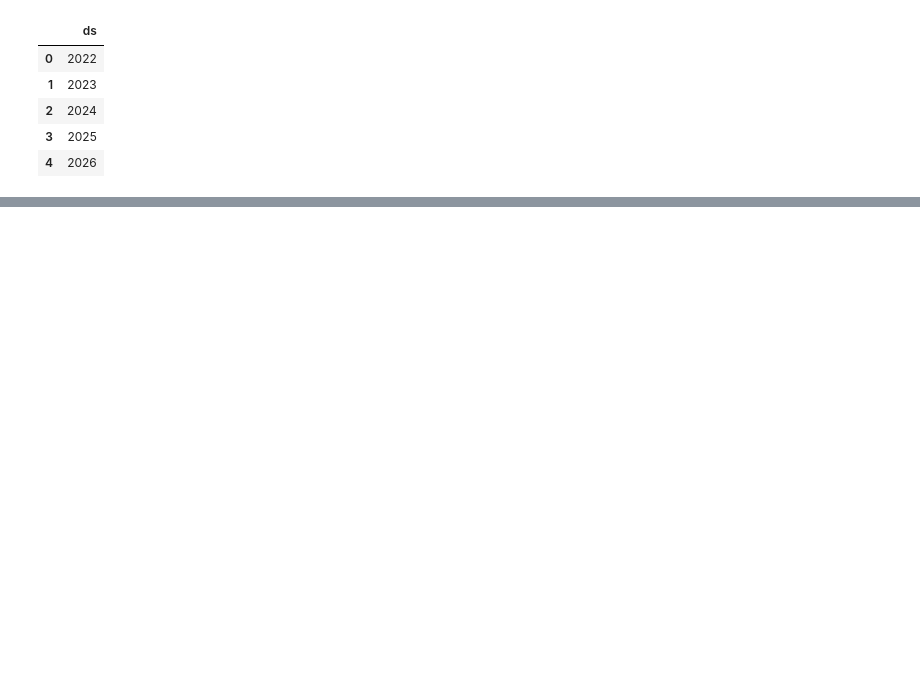
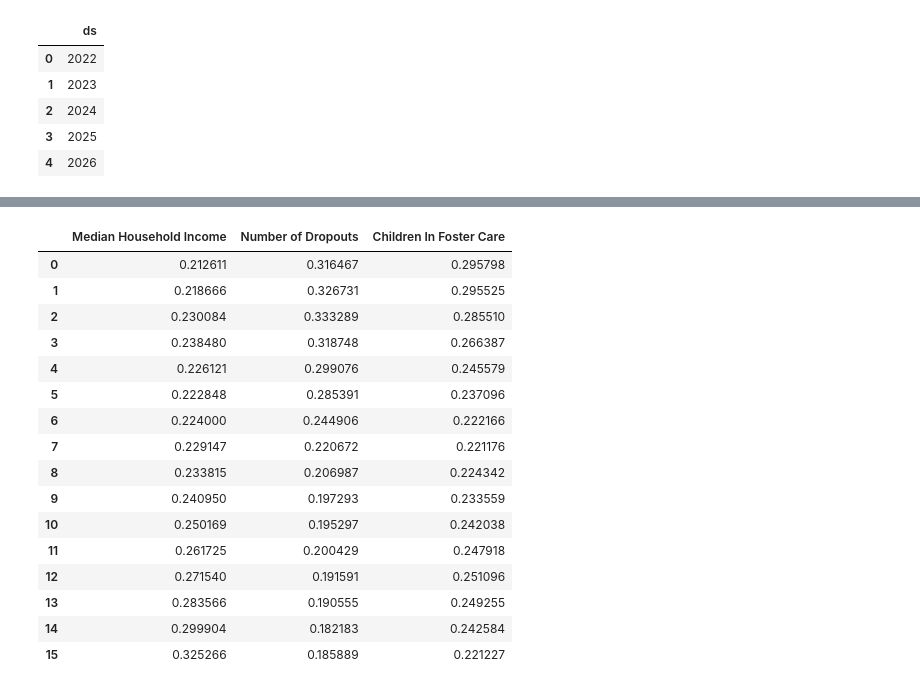
Before and after one commit to lordegraves/exploring_data_in_foster_care, a Jupyter notebook: DR_data_exploration.ipynb, the cells around one changed output, grey strips where cells are left out. Drawn from its saved outputs; the diff is of its cells as text; code cells hidden in the pictures; blank space fills up the shorter version.

```diff
--- a/DR_data_exploration.ipynb
+++ b/DR_data_exploration.ipynb
@@ -684,0 +718,26 @@ model_in_foster.plot(forecast_in_foster, xlabel = 'Year', ylabel = 'Children In
+# %%
+#we need to normalize the data into percent changes over time to be able to see correlations better
+
+#use preprocessing.normalize from scikit learn to scale data by column
+scaled_avg_data = preprocessing.normalize(merged_avg_df, axis=0)
+
+#convert scaled data to pandas DataFrame
+scaled_avg_df = pd.DataFrame(scaled_avg_data, columns=merged_avg_df.columns)
+# %% [output]
+|  | Median Household Income | Number of Dropouts | Children In Foster Care |
+| 0 | 0.212611 | 0.316467 | 0.295798 |
+| 1 | 0.218666 | 0.326731 | 0.295525 |
+| 2 | 0.230084 | 0.333289 | 0.285510 |
+| 3 | 0.238480 | 0.318748 | 0.266387 |
+| 4 | 0.226121 | 0.299076 | 0.245579 |
+| 5 | 0.222848 | 0.285391 | 0.237096 |
+| 6 | 0.224000 | 0.244906 | 0.222166 |
+| 7 | 0.229147 | 0.220672 | 0.221176 |
+| 8 | 0.233815 | 0.206987 | 0.224342 |
+| 9 | 0.240950 | 0.197293 | 0.233559 |
+| 10 | 0.250169 | 0.195297 | 0.242038 |
+| 11 | 0.261725 | 0.200429 | 0.247918 |
+| 12 | 0.271540 | 0.191591 | 0.251096 |
+| 13 | 0.283566 | 0.190555 | 0.249255 |
+| 14 | 0.299904 | 0.182183 | 0.242584 |
+| 15 | 0.325266 | 0.185889 | 0.221227 |
```
Also changed, not shown: parts of 9 cells of this notebook, 2 other files.
